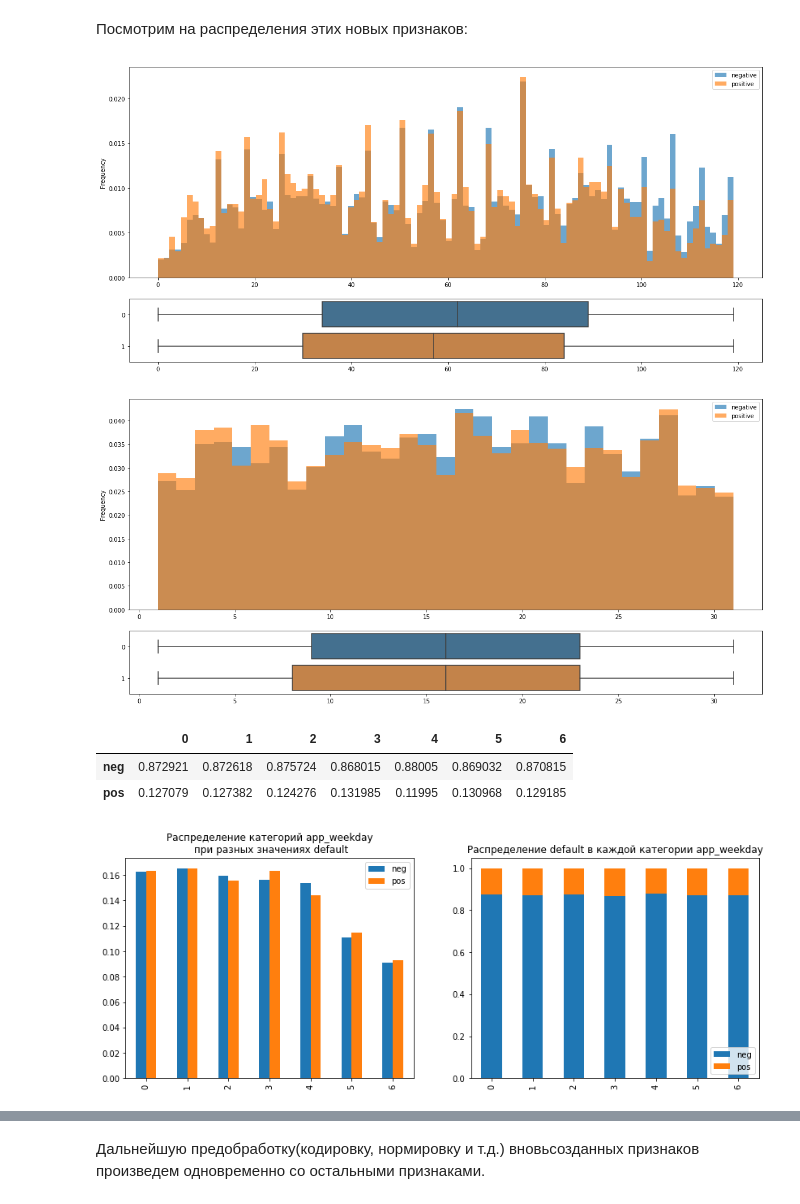
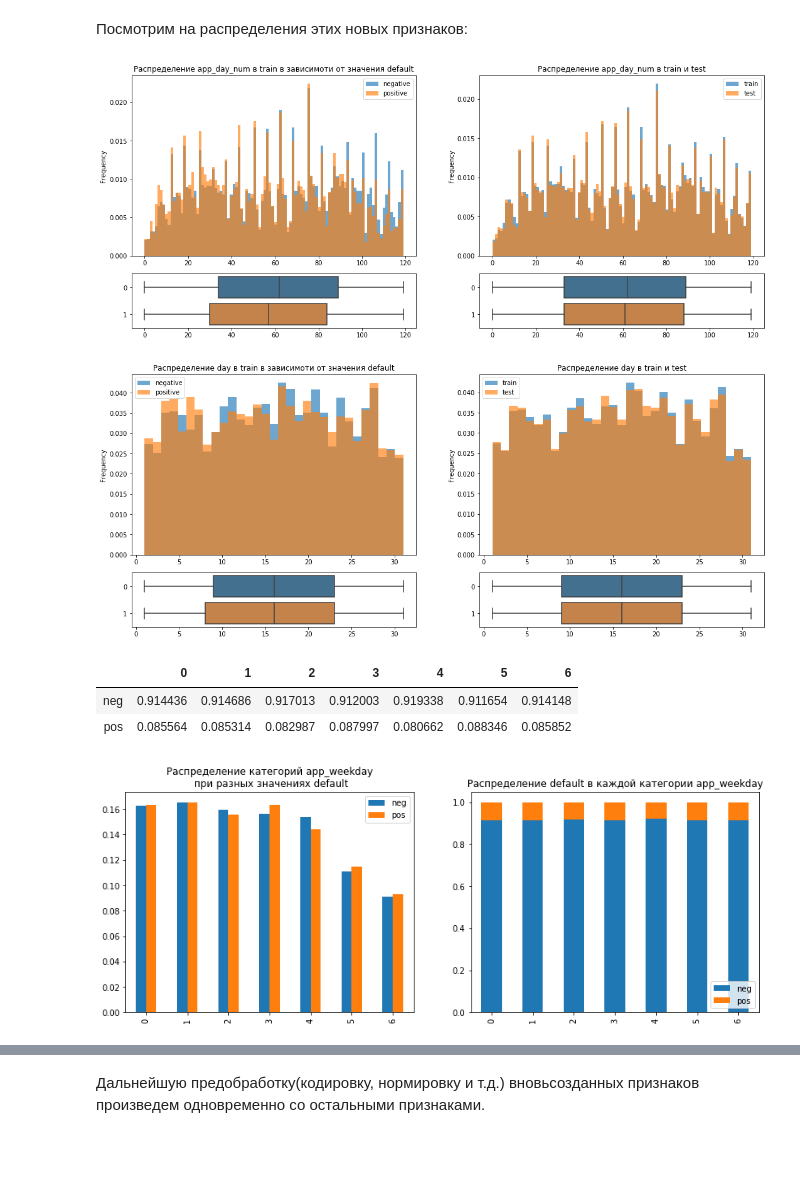
Before and after one commit to Urusut/IvanovDmitryV, a Jupyter notebook: Unit_5/Project_4.ipynb, the cells around one changed output, grey strips where cells are left out. Saved outputs shown, nothing was run; the diff lists cells and outputs as text; code cells hidden in the pictures; blank space fills up the shorter version.

```diff
--- a/Unit_5/Project_4.ipynb
+++ b/Unit_5/Project_4.ipynb
@@ -248,3 +282,10 @@ data = pd.read_csv(f'{path}train.csv')
+# %%
+# Для корректной обработки признаков объединяем трейн и тест в один датасет data
+train['sample'] = 1  # помечаем где у нас трейн
+test['sample'] = 0   # помечаем где у нас тест
+test['default'] = 0  # в тесте нет значения default -  пока просто заполняем нулями
+
+data = test.append(train, sort=False).reset_index(drop=True) # объединяем
 # %% [markdown]
 Проверим наличие дупликатов в данных
 # %%
@@ -322,7 +365,6 @@ num_cols = data.columns[num_uniq>=10].drop(time_col)
 # %%
-# data.app_date.apply(lambda x: datetime.strptime(x[:2]+'-'+x[2:5]+'-'+x[5:], '%d-%b-%Y'))
+# train.app_date = train.app_date.apply(lambda x: datetime.strptime(x ,'%d%b%Y'))
+data.app_date = pd.to_datetime(data.app_date,format='%d%b%Y')
-# %%
-data.app_date = pd.to_datetime(data.app_date)
 # %%
 data['app_day_num'] = (data.app_date - data.app_date.min()).dt.days  # день подачи заявки от начала ведения базы данных
 data['day'] = data.app_date.dt.day                                   # число подачи заявки
@@ -330,22 +372,25 @@ data['app_weekday'] = data.app_date.dt.weekday                       # день
 data['app_day_weekend'] = data.app_date.dt.weekday.ge(5).astype(int) # день подачи заявки - выходной
 data['app_month_beginning'] = data.app_date.dt.day.le(7).astype(int) # подача заявки в первые 7 дней месяца
 
-data.drop(columns='app_date',inplace=True)
+train.drop(columns='app_date',inplace=True)
 # %% [markdown]
 Посмотрим на распределения этих новых признаков:
 # %%
-num_visualisation(data.app_day_num,data.default)
+num_visualisation('app_day_num',data)
+# num_visualisation(data.app_day_num,data.default)
 # %% [output]
-[figure, old version]
+[figure, new version]
 # %%
-num_visualisation(data.day,data.default)
+num_visualisation('day',data)
+
+# num_visualisation(train.day,train.default)
 # %% [output]
-[figure, old version]
+[figure, new version]
 # %%
-cat_visualisation(data.app_weekday)
+cat_visualisation(data[data['sample']==1].app_weekday)
 # %% [output]
 |  | 0 | 1 | 2 | 3 | 4 | 5 | 6 |
-| neg | 0.872921 | 0.872618 | 0.875724 | 0.868015 | 0.88005 | 0.869032 | 0.870815 |
-| pos | 0.127079 | 0.127382 | 0.124276 | 0.131985 | 0.11995 | 0.130968 | 0.129185 |
+| neg | 0.914436 | 0.914686 | 0.917013 | 0.912003 | 0.919338 | 0.911654 | 0.914148 |
+| pos | 0.085564 | 0.085314 | 0.082987 | 0.087997 | 0.080662 | 0.088346 | 0.085852 |
-[figure, old version]
+[figure, new version]
 # %%
```
Also changed, not shown: parts of 89 cells of this notebook, 1 other file.
